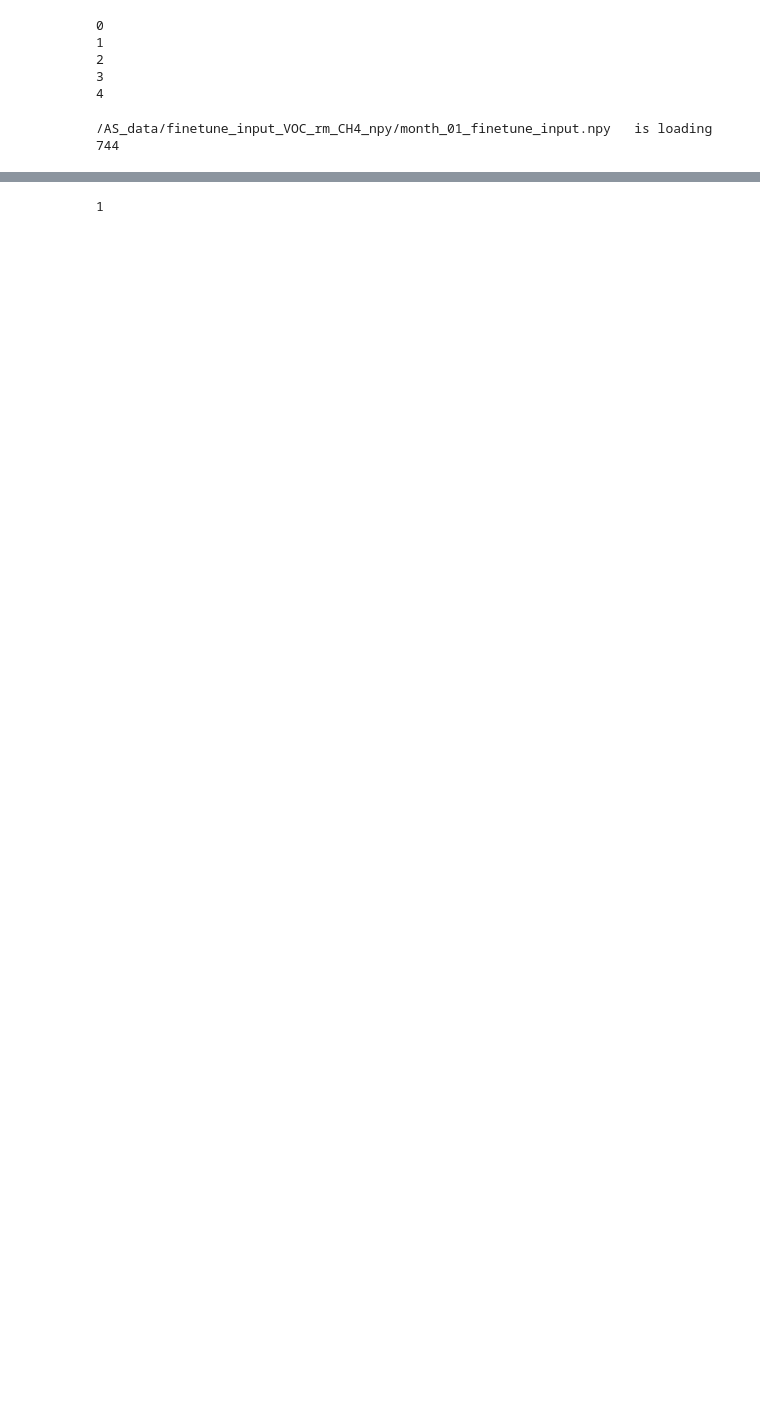
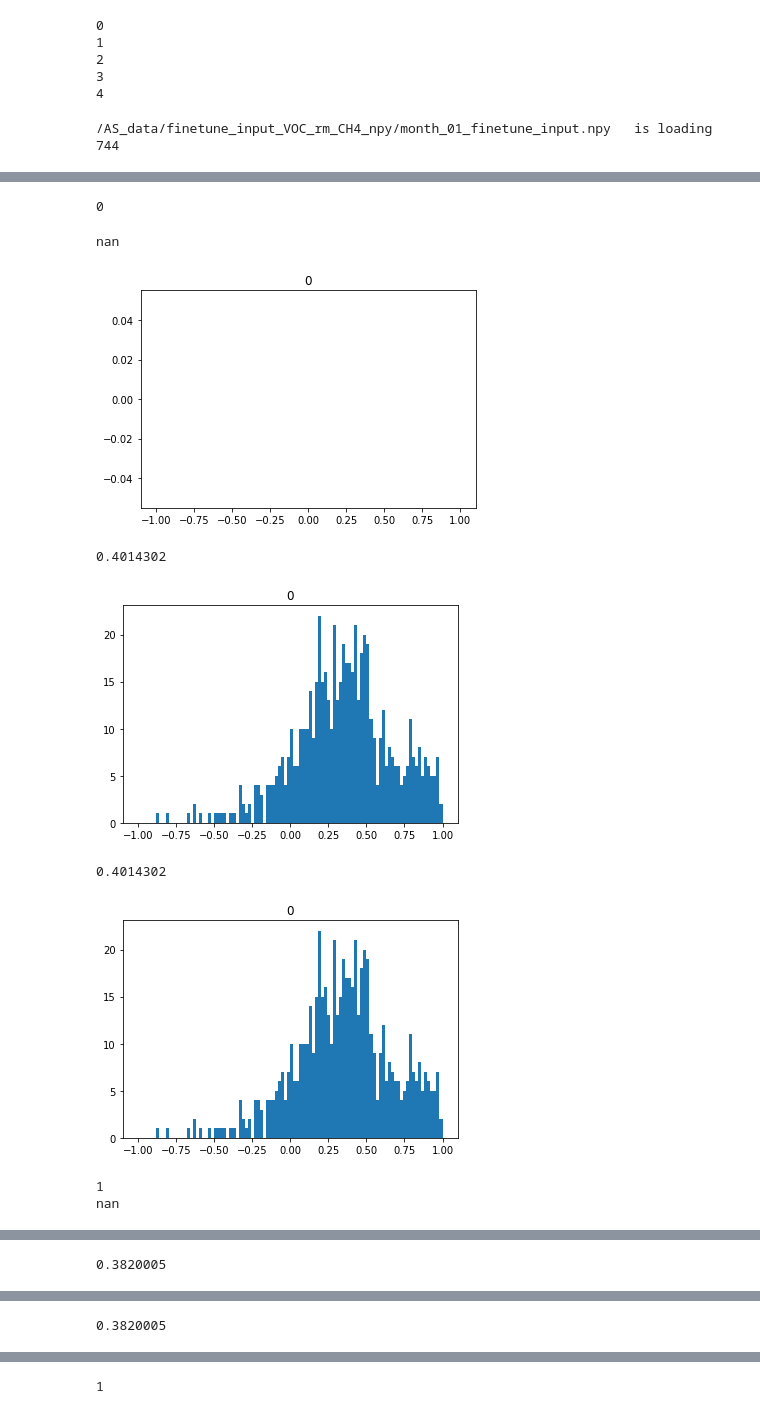
Before and after one commit to sky12807/InventoryOptimization, a Jupyter notebook: step2_finetune_input.ipynb, the cells around one changed output, grey strips where cells are left out. Saved outputs shown, nothing was run; the diff lists cells and outputs as text; code cells hidden in the pictures; blank space fills up the shorter version.

Commit message:
1. step2 finetune input local test successful.

```diff
--- a/step2_finetune_input.ipynb
+++ b/step2_finetune_input.ipynb
@@ -117,8 +126,11 @@ train data is loading
 # %%
+from model.res_model_LSTM import res8
+from model.unet_model_LSTM import UNet
+
 # test_model = res8(51+34,27,inplanes=64,layers = [2],T=24) #+5*16
 # name = 'res_2layer_correctdata'
 # test_model.load_state_dict(torch.load('model_save/res_2layer_9_epoch.t'))
-test_model = UNet(51+34,27,T=6,bilinear=False) #+80
+test_model = UNet(51+34,27,T=T,bilinear=False,pre_dim = len(pollution)) #+80
 t2p = Tensor_Parameter()
 
 name = 'unet2'
@@ -128,7 +140,7 @@ t2p.to(device)
 criterion = torch.nn.L1Loss()
 # optimizer = torch.optim.Adam(test_model.parameters(),lr=1e-3)
 optimizer = torch.optim.Adam(t2p.parameters(),lr=1e-2)
-test_model.load_state_dict(torch.load('model_save/o3_with_foreign_unet2_5month_10_epoch.t'))
+test_model.load_state_dict(torch.load('model_save/unet_LSTM_1month_prelu_PM25_O3__best_epoch.t'))
 # test_model.load_state_dict(torch.load('model_save/o3_best_unet2_1month_65_epoch.t'))
 # %% [output]
 <All keys matched successfully>
@@ -139,12 +151,9 @@ def score(model,loader,criterion= nn.L1Loss() ):
     for idx,i in enumerate(loader):
         with torch.no_grad():
             indexes,input,grid,yt_1,label,obs = i[0],i[1],i[2],i[3],i[4],i[5]
-            yt_1 = torch.unsqueeze(yt_1,1)
             input,grid,yt_1,label,obs = input.to(device),grid.to(device),yt_1.to(device),label.to(device),obs.float().to(device)
             input = t2p(input)
             y_pred = model(input,grid,yt_1)
-            y_pred = torch.squeeze(y_pred) #,dim = 2)
-            y_pred = y_pred.view(label.shape)
 
             Data.update_labels(indexes,y_pred)
             if torch.sum(obs!=-999)==0:
@@ -165,12 +174,10 @@ for epoch in range(25):
     for idx,i in enumerate(trainloader):
 
         indexes,input,grid,yt_1,label,obs = i[0],i[1],i[2],i[3],i[4],i[5]
-        yt_1 = torch.unsqueeze(yt_1,1)
         input,grid,yt_1,label,obs = input.to(device),grid.to(device),yt_1.to(device),label.to(device),obs.to(device)
         input = t2p(input)
         y_pred = test_model(input,grid,yt_1)
 
-        y_pred = torch.squeeze(y_pred) #,dim = 2)
         if torch.sum(obs!=-999)==0:
             continue
         optimizer.zero_grad()
@@ -195,6 +202,6 @@ for epoch in range(25):
 #     if epoch%5 == 0:
 #         torch.save(test_model.cpu().state_dict(),'model_save/finetune_input_{}_{}_epoch.t'.format(name,epoch))
 #         test_model.to(device)
-    if epoch%10 == 0:
-        for idx,month in enumerate(['01','02','04','07','10']):
-            np.save('/AS_data/finetune_input_VOC_rm_CH4_npy/month_{}_finetune_input.npy'.format(month),Data.EM[idx])
+#     if epoch%10 == 0:
+#         for idx,month in enumerate(['01','02','04','07','10']):
+#             np.save('/AS_data/finetune_input_VOC_rm_CH4_npy/month_{}_finetune_input.npy'.format(month),Data.EM[idx])
@@ -276,32 +266,44 @@ for idx in combine_idx_search:
 # %%
 for i in range(len(Data.obs_label)):
-    obs = Data.obs_label[i].copy()
-    fine_l = Data.finetune_label[i].copy()
-    ctm_l = Data.label[i].copy()
+    for pollution in range(len(Data.pollution_idx)):
+        print(pollution)
+        obs = Data.obs_label[i][:,pollution].copy()
+        fine_l = Data.finetune_label[i][:,pollution].copy()
+        ctm_l = Data.label[i][:,pollution].copy()
 
-    obs[Data.obs_label[i]==-999] = 0
-    fine_l[Data.obs_label[i]==-999] = 0
-    ctm_l[Data.obs_label[i]==-999] = 0
+        obs[Data.obs_label[i][:,pollution]==-999] = 0
+        fine_l[Data.obs_label[i][:,pollution]==-999] = 0
+        ctm_l[Data.obs_label[i][:,pollution]==-999] = 0
 
-    obs = np.sum(obs,axis = 0)
-    fine_l = np.sum(fine_l,axis = 0)
-    ctm_l = np.sum(ctm_l,axis = 0)
+        obs = np.sum(obs,axis = 0)
+        fine_l = np.sum(fine_l,axis = 0)
+        ctm_l = np.sum(ctm_l,axis = 0)
 
-    a = (obs-fine_l)/(obs+1e-3)
-    b = (fine_l-ctm_l)/(obs+1e-3)
-    c = (obs-ctm_l)/(obs+1e-3)
+        a = (obs-fine_l)/(obs+1e-3)
+        b = (fine_l-ctm_l)/(obs+1e-3)
+        c = (obs-ctm_l)/(obs+1e-3)
 
-    print(np.mean(np.abs(a[a!=0])))
-    plt.hist(a[a!=0].reshape(-1),range=(-1,1),bins = 100)
-    plt.title(i)
-    plt.show()
+        print(np.mean(np.abs(a[a!=0])))
+        plt.hist(a[a!=0].reshape(-1),range=(-1,1),bins = 100)
+        plt.title(i)
+        plt.show()
 
-    plt.hist(b[b!=0].reshape(-1),range=(-1,1),bins = 100)
-    print(np.mean(np.abs(b[b!=0])))
-    plt.title(i)
-    plt.show()
+        plt.hist(b[b!=0].reshape(-1),range=(-1,1),bins = 100)
+        print(np.mean(np.abs(b[b!=0])))
+        plt.title(i)
+        plt.show()
 
-    plt.hist(c[c!=0].reshape(-1),range=(-1,1),bins = 100)
-    print(np.mean(np.abs(c[c!=0])))
-    plt.title(i)
-    plt.show()
+        plt.hist(c[c!=0].reshape(-1),range=(-1,1),bins = 100)
+        print(np.mean(np.abs(c[c!=0])))
+        plt.title(i)
+        plt.show()
+# %% [output]
+0
+nan
+[figure, added]
+0.4014302
+[figure, added]
+0.4014302
+[figure, added]
+1
+nan
@@ -307,0 +311 @@ for i in range(len(Data.obs_label)):
+0.3820005
@@ -307,0 +313 @@ for i in range(len(Data.obs_label)):
+0.3820005
```
Also changed, not shown: parts of 6 cells of this notebook, 2 other files.
